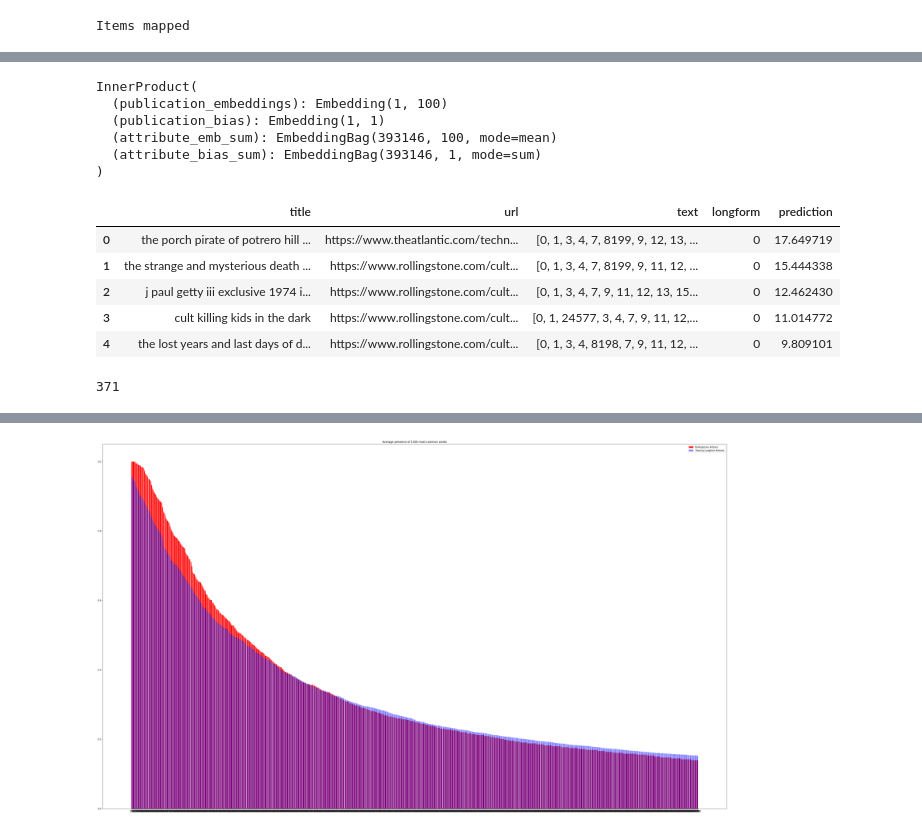
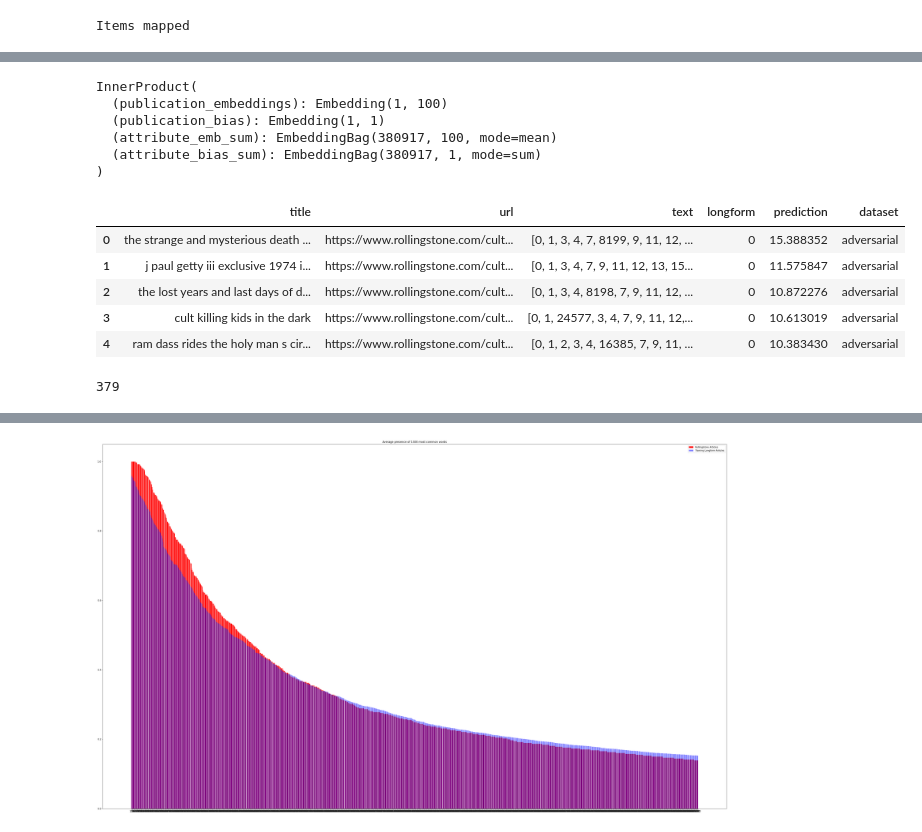
Before and after one commit to rohanbansal12/longform-classification, a Jupyter notebook: inner-product.ipynb, the cells around one changed output, grey strips where cells are left out. Drawn from its saved outputs; the diff is of its cells as text; code cells hidden in the pictures.

```diff
--- a/inner-product.ipynb
+++ b/inner-product.ipynb
@@ -67,23 +67,23 @@ class Articles(torch.utils.data.Dataset):
         return word_to_id, article_to_id
 
     def map_items(self, word_to_id, url_to_id):
-        words = []
-        articles = []
-        labels = []
         for idx, example in enumerate(self.examples):
             self.examples[idx]['text'] = [word_to_id.get(word, len(word_to_id)) for word in example['text']]
+            self.examples[idx]['text'] = [word for word in example['text'] if word != len(word_to_id)]
             self.examples[idx]['title'] = [word_to_id.get(word, len(word_to_id)) for word in example['title']]
-            self.examples[idx]['url'] = url_to_id.get(example['url'])
+            self.examples[idx]['title'] = [word for word in example['title'] if word != len(word_to_id)]
+            self.examples[idx]['url'] = url_to_id.get(example['url'], len(url_to_id))
 # %%
 #function to create dictionaries for words and urls for all datasets at once
-def create_merged_dictionaries(all_examples):
+def create_merged_dictionaries(text_examples, all_examples):
     counter = collections.Counter()
     url_counter = collections.Counter()
     urls = []
 
-    for example in all_examples:
+    for example in text_examples:
         counter.update(example['text'])
         counter.update(example['title'])
+    for example in all_examples:
         urls.append(example['url'])
 
     url_counter.update(urls)
@@ -103,8 +103,9 @@ print("Data Loaded")
 Data Loaded
 # %%
 #create dictionaries from all datasets
-examples = train_data.examples+test_data.examples+val_data.examples+adv_data.examples+browser_data.examples
-final_word_ids,final_url_ids= create_merged_dictionaries(examples)
+text_examples = train_data.examples+test_data.examples+val_data.examples+adv_data.examples
+all_examples =  train_data.examples+test_data.examples+val_data.examples+adv_data.examples+browser_data.examples
+final_word_ids,final_url_ids= create_merged_dictionaries(text_examples, all_examples)
 
 print("Dictionaries Created")
 # %% [output]
@@ -380,40 +384,41 @@ adv_labels = adv_labels.to(device)
 # %%
 #generate predictions on adversarial set and determine logits
 model.eval()
 adv_preds = model(adv_publications, adv_articles, adv_word_attributes, adv_attribute_offsets)
 adv_sorted_preds, locations = torch.sort(adv_preds, descending=True)
 adv_sort = pd.DataFrame(columns=['title', 'url', 'text','longform', 'prediction'])
 for i in range(0, 1000):
     example = adv_data[locations[i]]
     prediction = adv_sorted_preds[i].item()
     text = []
     for x in example['title']:
         text.append(next((word for word, numero in final_word_ids.items() if numero == x), "unk"))
         title = ""
     for word in text:
         title += word
         title += " "
     short_text = list(set(example['text']))
     url = next(link for link, numero in final_url_ids.items() if numero == example['url'])
     longform = example['longform']
     adv_sort.loc[i] = [title, url, short_text, longform, prediction]
-    adv_sort.to_csv("results/adversarial/top-1000.csv")
+adv_sort['dataset'] = "adversarial"
+adv_sort.to_csv("results/adversarial/top-1000.csv")
 adv_sort.head()
 len(adv_sort[adv_sort.url.str.contains("rollingstone")])
 # %% [output]
 InnerProduct(
   (publication_embeddings): Embedding(1, 100)
   (publication_bias): Embedding(1, 1)
-  (attribute_emb_sum): EmbeddingBag(393146, 100, mode=mean)
-  (attribute_bias_sum): EmbeddingBag(393146, 1, mode=sum)
+  (attribute_emb_sum): EmbeddingBag(380917, 100, mode=mean)
+  (attribute_bias_sum): EmbeddingBag(380917, 1, mode=sum)
 )
-|  | title | url | text | longform | prediction |
-| 0 | the porch pirate of potrero hill ... | https://www.theatlantic.com/techn... | [0, 1, 3, 4, 7, 8199, 9, 12, 13, ... | 0 | 17.649719 |
-| 1 | the strange and mysterious death ... | https://www.rollingstone.com/cult... | [0, 1, 3, 4, 7, 8199, 9, 11, 12, ... | 0 | 15.444338 |
-| 2 | j paul getty iii exclusive 1974 i... | https://www.rollingstone.com/cult... | [0, 1, 3, 4, 7, 9, 11, 12, 13, 15... | 0 | 12.462430 |
-| 3 | cult killing kids in the dark | https://www.rollingstone.com/cult... | [0, 1, 24577, 3, 4, 7, 9, 11, 12,... | 0 | 11.014772 |
-| 4 | the lost years and last days of d... | https://www.rollingstone.com/cult... | [0, 1, 3, 4, 8198, 7, 9, 11, 12, ... | 0 | 9.809101 |
+|  | title | url | text | longform | prediction | dataset |
+| 0 | the strange and mysterious death ... | https://www.rollingstone.com/cult... | [0, 1, 3, 4, 7, 8199, 9, 11, 12, ... | 0 | 15.388352 | adversarial |
+| 1 | j paul getty iii exclusive 1974 i... | https://www.rollingstone.com/cult... | [0, 1, 3, 4, 7, 9, 11, 12, 13, 15... | 0 | 11.575847 | adversarial |
+| 2 | the lost years and last days of d... | https://www.rollingstone.com/cult... | [0, 1, 3, 4, 8198, 7, 9, 11, 12, ... | 0 | 10.872276 | adversarial |
+| 3 | cult killing kids in the dark | https://www.rollingstone.com/cult... | [0, 1, 24577, 3, 4, 7, 9, 11, 12,... | 0 | 10.613019 | adversarial |
+| 4 | ram dass rides the holy man s cir... | https://www.rollingstone.com/cult... | [0, 1, 2, 3, 4, 16385, 7, 9, 11, ... | 0 | 10.383430 | adversarial |
-371
+379
 # %%
 #generate browser batch information prior as data is all collected in one batch
 browser_batch = next(iter(browser_loader))
```
Also changed, not shown: parts of 14 cells of this notebook.
